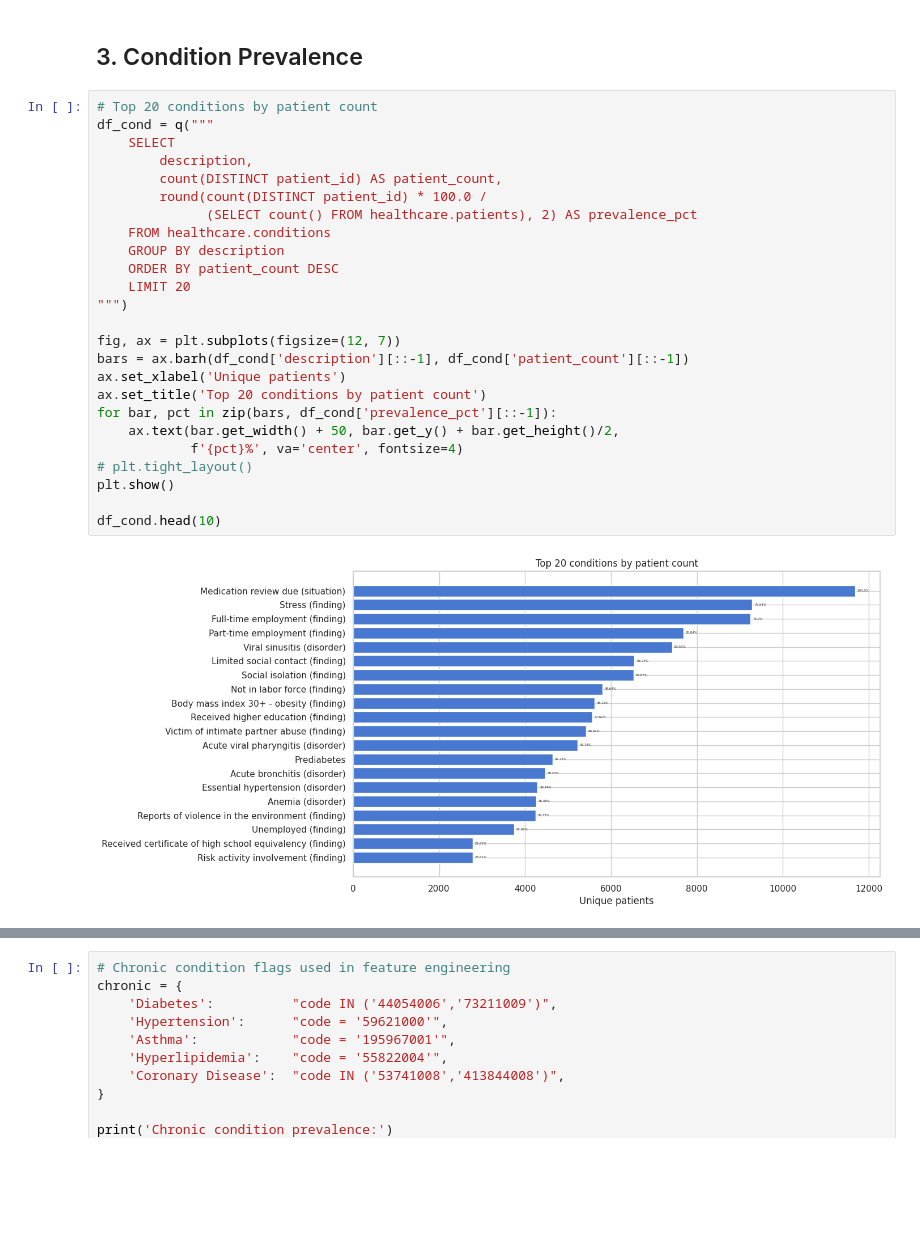
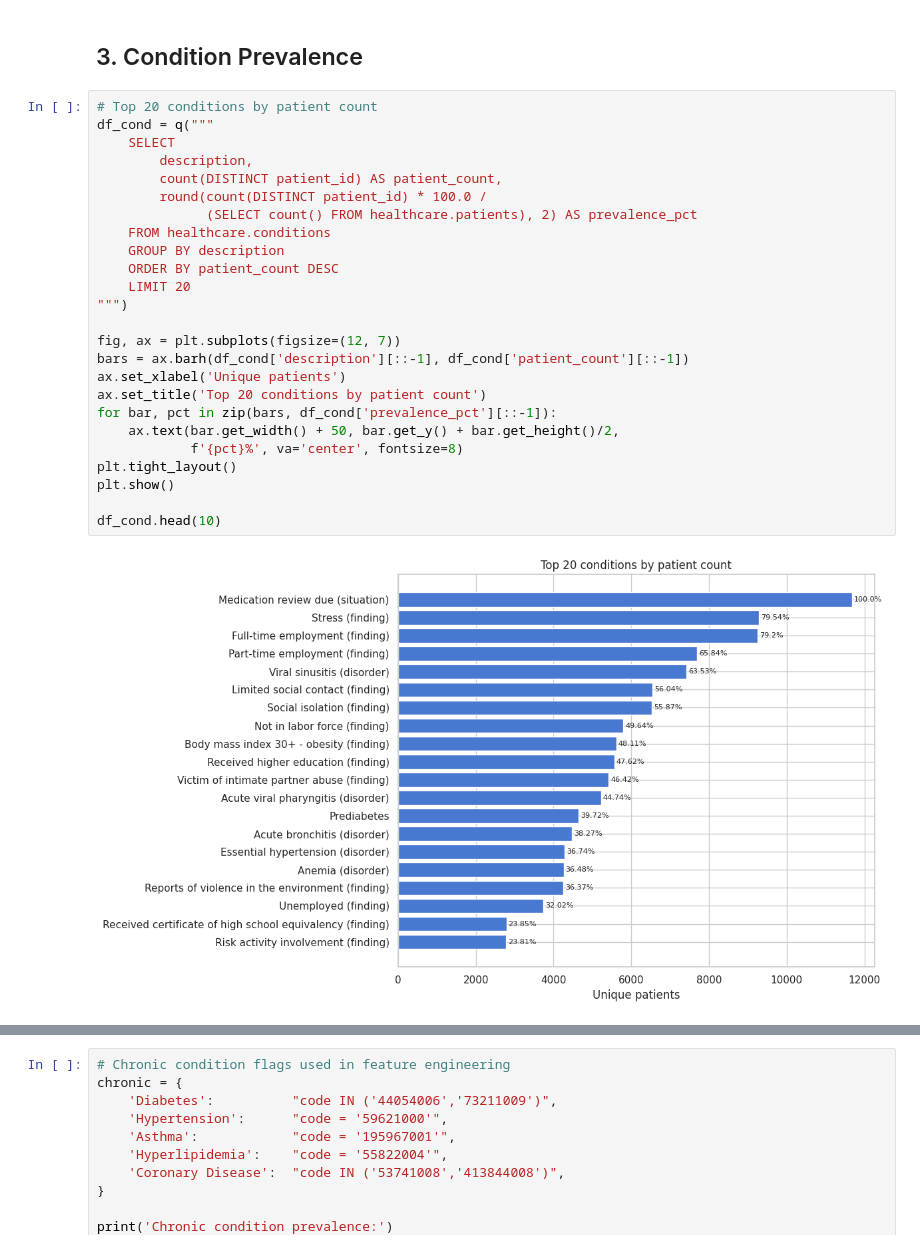
Before and after one commit to amr-algazzar12/healthcare-recommendation-system, a Jupyter notebook: notebooks/01_data_exploration.ipynb, the cells around one changed output, grey strips where cells are left out. Cells and saved outputs as stored; diff of their text form; blank space fills up the shorter version.

```diff
--- a/notebooks/01_data_exploration.ipynb
+++ b/notebooks/01_data_exploration.ipynb
@@ -137,30 +137,30 @@ Name: age, dtype: float64
 # %%
 # Top 20 conditions by patient count
 df_cond = q("""
     SELECT
         description,
         count(DISTINCT patient_id) AS patient_count,
         round(count(DISTINCT patient_id) * 100.0 /
               (SELECT count() FROM healthcare.patients), 2) AS prevalence_pct
     FROM healthcare.conditions
     GROUP BY description
     ORDER BY patient_count DESC
     LIMIT 20
 """)
 
 fig, ax = plt.subplots(figsize=(12, 7))
 bars = ax.barh(df_cond['description'][::-1], df_cond['patient_count'][::-1])
 ax.set_xlabel('Unique patients')
 ax.set_title('Top 20 conditions by patient count')
 for bar, pct in zip(bars, df_cond['prevalence_pct'][::-1]):
     ax.text(bar.get_width() + 50, bar.get_y() + bar.get_height()/2,
-            f'{pct}%', va='center', fontsize=4)
-# plt.tight_layout()
+            f'{pct}%', va='center', fontsize=8)
+plt.tight_layout()
 plt.show()
 
 df_cond.head(10)
 # %% [output]
-[figure, old version]
+[figure, new version]
 |  | description | patient_count | prevalence_pct |
 | 0 | Medication review due (situation) | 11679 | 100.00 |
 | 1 | Stress (finding) | 9290 | 79.54 |
```
Also changed, not shown: parts of 1 cell of this notebook, 3 other files.
